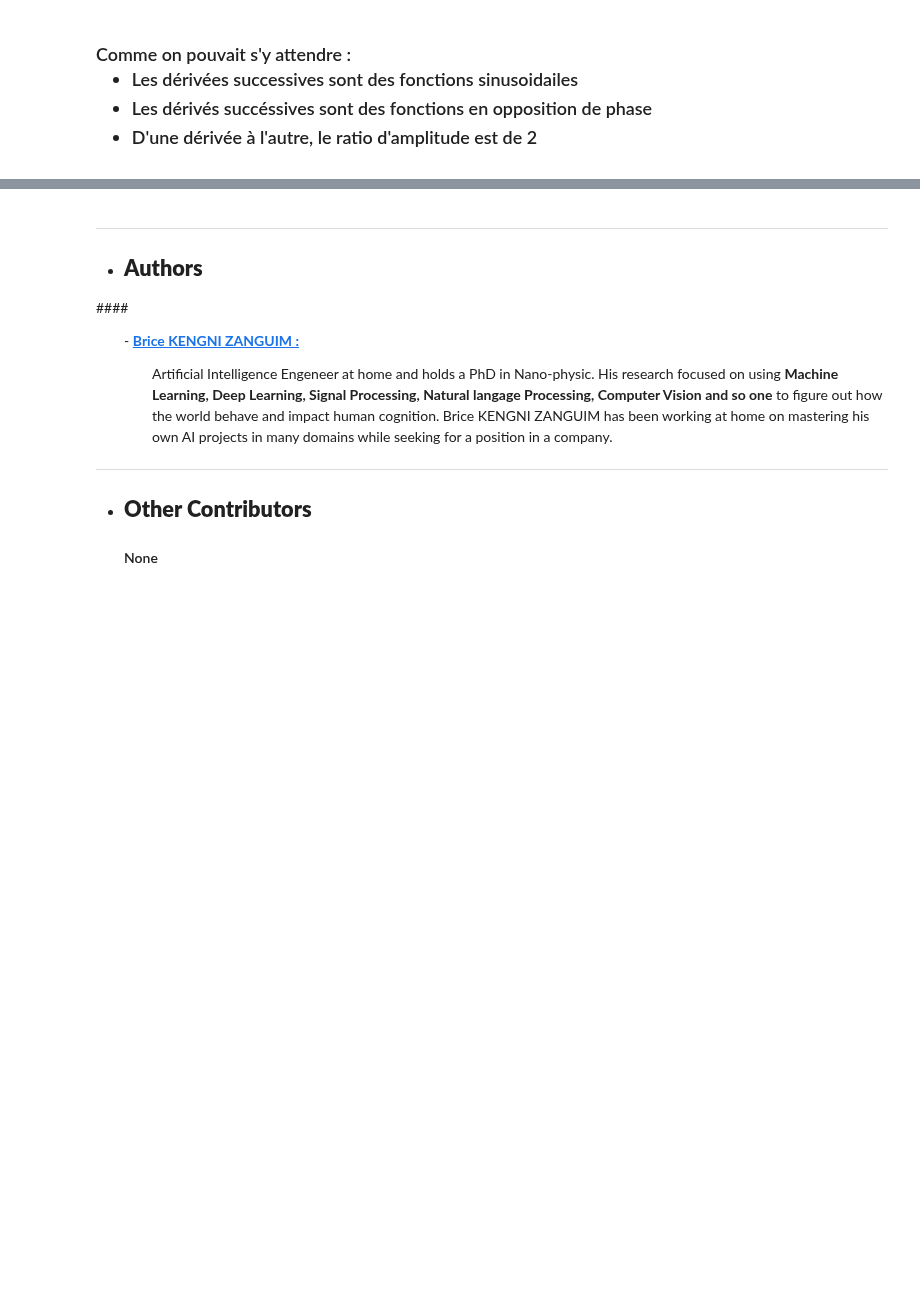
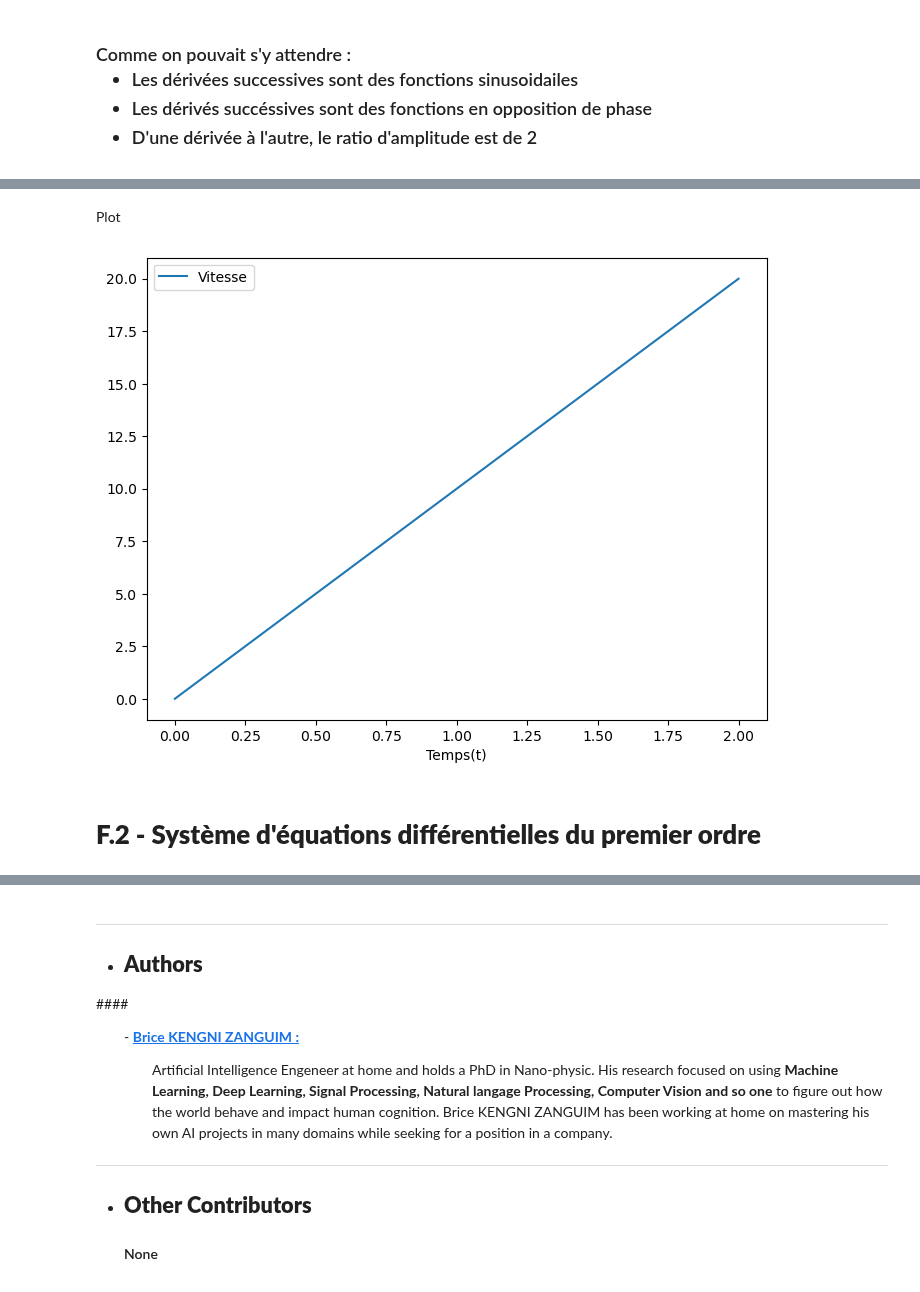
Before and after one commit to Brice-KENGNI-ZANGUIM/Python-pour-les-Mathematiques, a Jupyter notebook: Bibliothèque Scipy.ipynb, the cells around one changed output, grey strips where cells are left out. Saved outputs shown, nothing was run; the diff lists cells and outputs as text; code cells hidden in the pictures; blank space fills up the shorter version.

```diff
--- a/Bibliothèque Scipy.ipynb
+++ b/Bibliothèque Scipy.ipynb
@@ -477,0 +491,5 @@ print(f"- Max(df1)/Max(f) = {np.max(df1)/np.max(f(x))}\n- Max(df2)/Max(f) = {np.
+# %%
+def dv_over_dt(v, t):
+    m = 10
+    f = 100
+    return 1/m*f
@@ -477,0 +498,4 @@ print(f"- Max(df1)/Max(f) = {np.max(df1)/np.max(f(x))}\n- Max(df2)/Max(f) = {np.
+# %%
+v0 = 0
+t = np.linspace(0, 2, 200)
+solution = odeint(dv_over_dt, v0, t)
@@ -477,0 +506,3 @@ print(f"- Max(df1)/Max(f) = {np.max(df1)/np.max(f(x))}\n- Max(df2)/Max(f) = {np.
+# %%
+v_solution = solution.T[0]
+v_solution
@@ -477,0 +527,15 @@ print(f"- Max(df1)/Max(f) = {np.max(df1)/np.max(f(x))}\n- Max(df2)/Max(f) = {np.
+# %% [markdown]
+Plot
+# %%
+plt.figure(figsize=(8,6))
+
+plt.plot(t, v_solution, label="Vitesse")
+
+plt.xlabel("Temps(t)")
+
+plt.legend()
+plt.show()
+# %% [output]
+[figure, added]
+# %% [markdown]
+<h1> <strong> F.2 - Système d'équations différentielles du premier ordre
```
Also changed, not shown: parts of 35 cells of this notebook.
